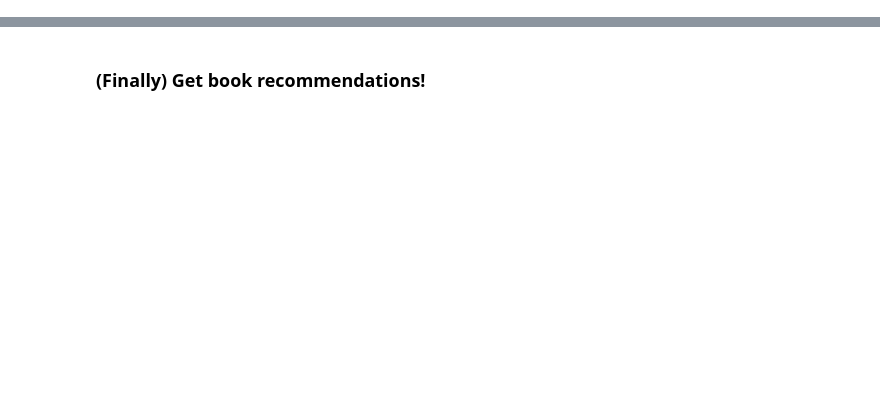
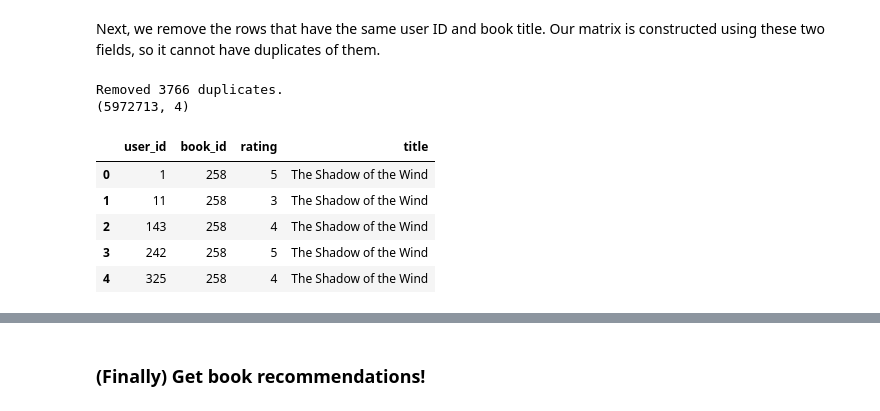
Before and after one commit to nminnie/Books-recommender, a Jupyter notebook: recommender_model.ipynb, the cells around one changed output, grey strips where cells are left out. Cells and saved outputs as stored; diff of their text form; code cells hidden in the pictures; blank space fills up the shorter version.

```diff
--- a/goodreads_recommendations.ipynb
+++ b/recommender_model.ipynb
@@ -130,0 +62,4 @@ NearestNeighbors(algorithm='brute', leaf_size=30, metric='cosine',
+# %%
+cols = ['book_id', 'title']
+books = books[cols]
+books.head()
@@ -130,0 +76,6 @@ NearestNeighbors(algorithm='brute', leaf_size=30, metric='cosine',
+# %%
+def clean_book_title(title):
+    title = re.sub(r'\([^)]*\)', '', title) # remove characters in brackets
+    title = re.sub(' +', ' ', title) # convert multiple consecutive spaces into one space
+    title = title.strip() # remove special characters at the beginning and end
+    return title
@@ -130,0 +84,3 @@ NearestNeighbors(algorithm='brute', leaf_size=30, metric='cosine',
+# %%
+books['title'] = books['title'].apply(clean_book_title)
+books.head()
@@ -130,0 +110,16 @@ NearestNeighbors(algorithm='brute', leaf_size=30, metric='cosine',
+# %% [markdown]
+Next, we remove the rows that have the same user ID and book title. Our matrix is constructed using these two fields, so it cannot have duplicates of them.
+# %%
+user_ratings = combine_book_rating.drop_duplicates(['user_id', 'title'])
+print(f"Removed {combine_book_rating.shape[0] - user_ratings.shape[0]} duplicates.")
+print(user_ratings.shape)
+user_ratings.head()
+# %% [output]
+Removed 3766 duplicates.
+(5972713, 4)
+|  | user_id | book_id | rating | title |
+| 0 | 1 | 258 | 5 | The Shadow of the Wind |
+| 1 | 11 | 258 | 3 | The Shadow of the Wind |
+| 2 | 143 | 258 | 4 | The Shadow of the Wind |
+| 3 | 242 | 258 | 5 | The Shadow of the Wind |
+| 4 | 325 | 258 | 4 | The Shadow of the Wind |
```
Also changed, not shown: parts of 43 cells of this notebook.
